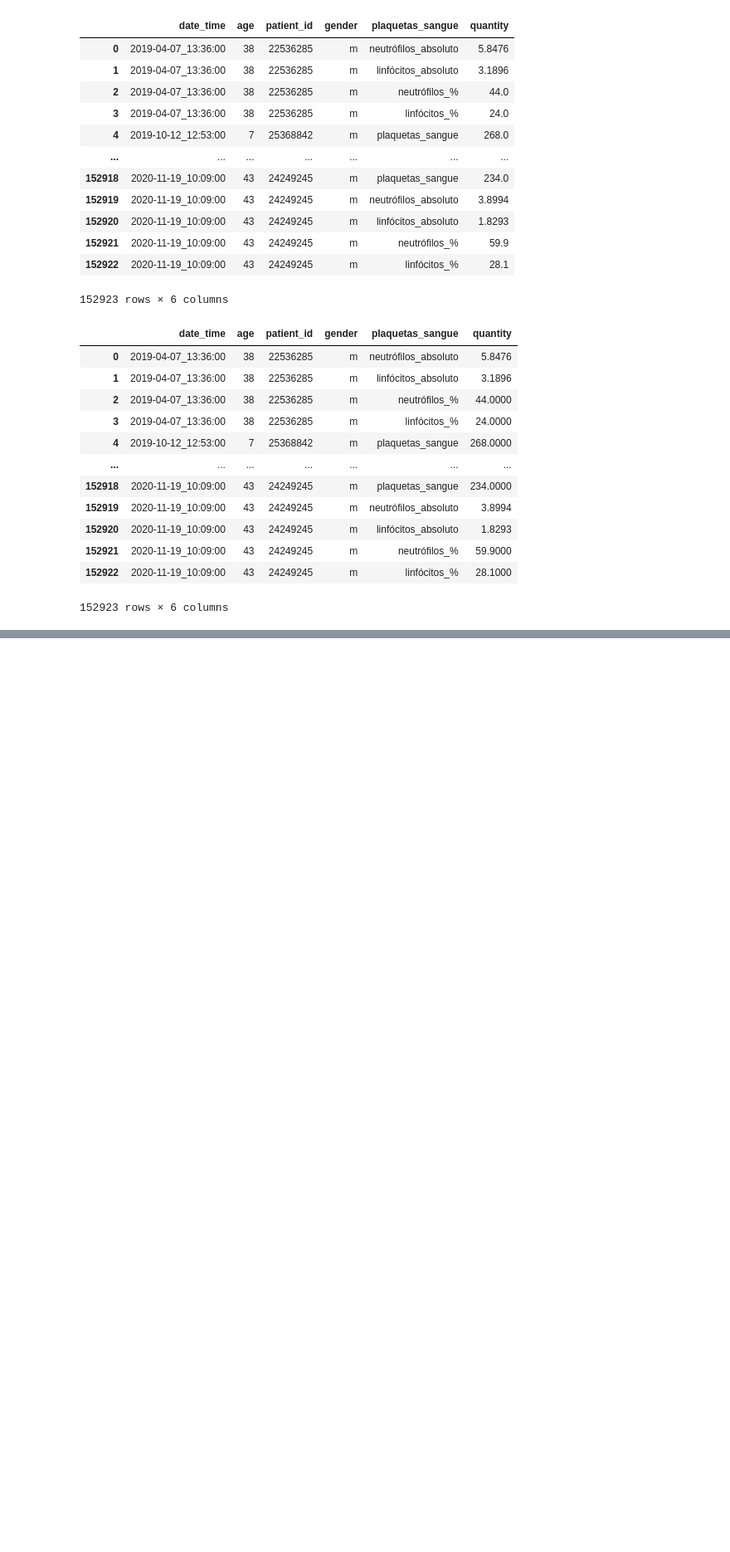
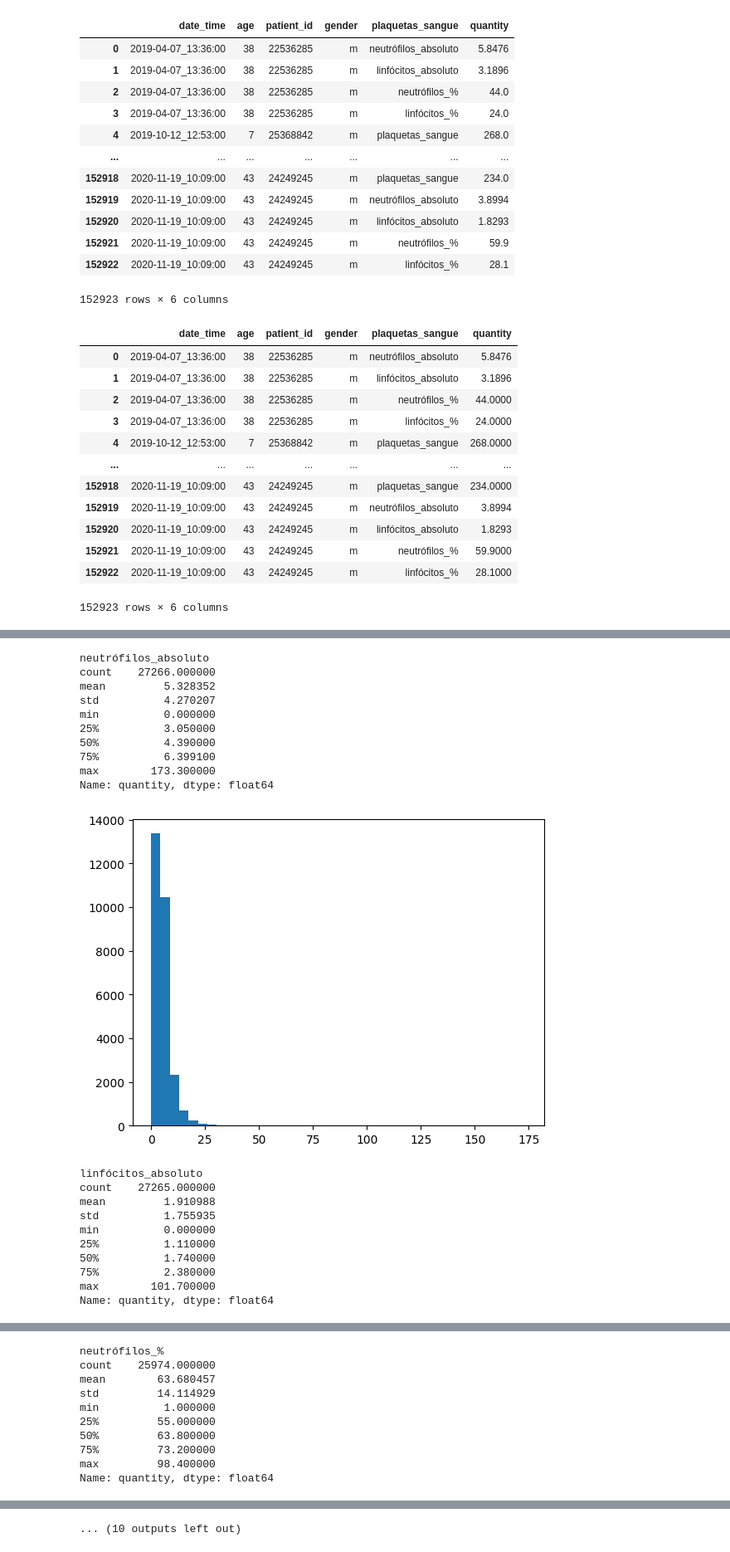
Before and after one commit to GabrielmAlves/health-care-data-synthesis, a Jupyter notebook: health-care-data-synthesis.ipynb, the cells around one changed output, grey strips where cells are left out. Shown at 83% size. Drawn from its saved outputs; the diff is of its cells as text; code cells hidden in the pictures; blank space fills up the shorter version.

```diff
--- a/health-care-data-synthesis.ipynb
+++ b/health-care-data-synthesis.ipynb
@@ -573,0 +744,8 @@ df3[63478:]
+# %%
+missing_rate_df2 = df2.groupby("plaquetas_sangue")["quantity"].apply(lambda x: x.isnull().mean())
+
+valid_exams = missing_rate_df2[missing_rate_df2 < 0.5].index
+
+df2 = df2[df2["plaquetas_sangue"].isin(valid_exams)]
+# %%
+df2 = df2.dropna(subset=["quantity"])
@@ -573,0 +926,32 @@ df3[63478:]
+# %%
+for exame in df2["plaquetas_sangue"].unique():
+
+    subset = df2[df2["plaquetas_sangue"] == exame]["quantity"]
+
+    print(exame)
+    print(subset.describe())
+
+    plt.hist(subset, bins=40)
+    plt.show()
+# %% [output]
+neutrófilos_absoluto
+count    27266.000000
+mean         5.328352
+std          4.270207
+min          0.000000
+25%          3.050000
+50%          4.390000
+75%          6.399100
+max        173.300000
+Name: quantity, dtype: float64
+[figure, added]
+linfócitos_absoluto
+count    27265.000000
+mean         1.910988
+std          1.755935
+min          0.000000
+25%          1.110000
+50%          1.740000
+75%          2.380000
+max        101.700000
+Name: quantity, dtype: float64
@@ -573,0 +959,10 @@ df3[63478:]
+neutrófilos_%
+count    25974.000000
+mean        63.680457
+std         14.114929
+min          1.000000
+25%         55.000000
+50%         63.800000
+75%         73.200000
+max         98.400000
+Name: quantity, dtype: float64
@@ -573,0 +1003 @@ df3[63478:]
+... (10 outputs left out)
```
Also changed, not shown: parts of 28 cells of this notebook.
